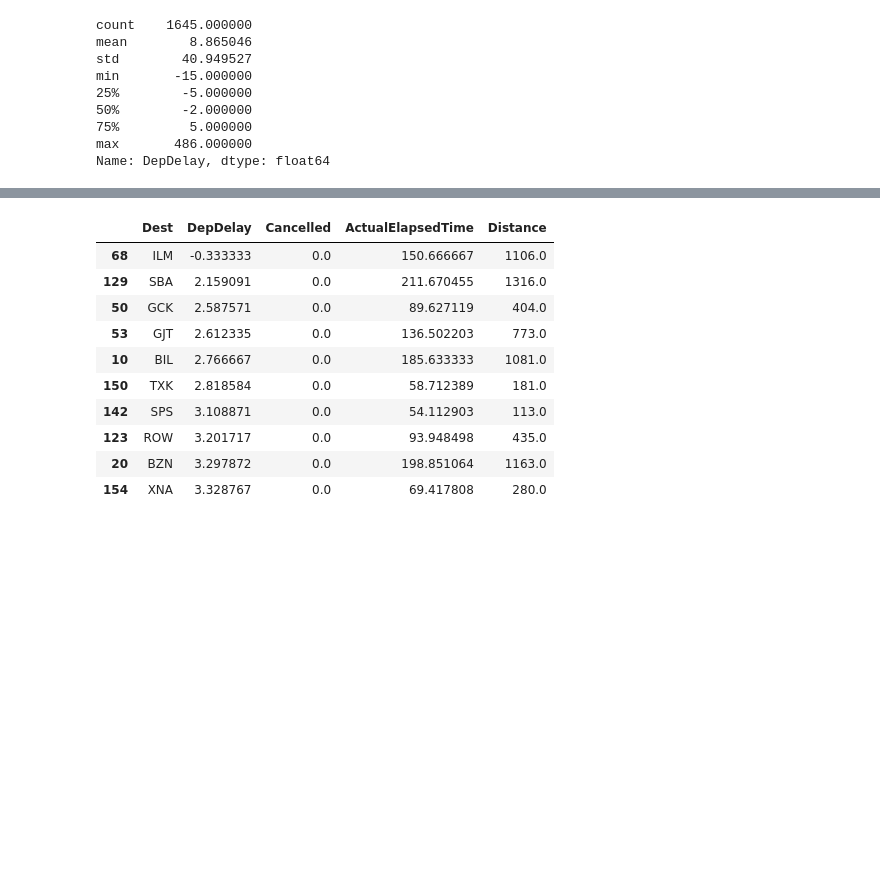
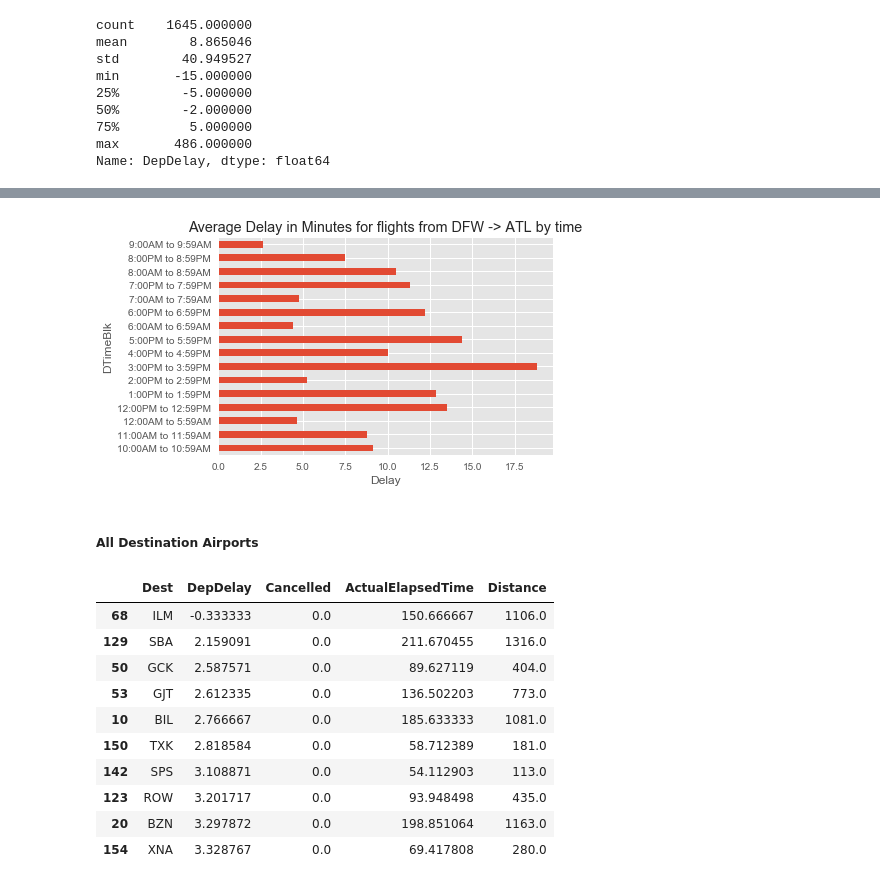
Before and after one commit to teresa201/MachineLearning, a Jupyter notebook: Lab1.ipynb, the cells around one changed output, grey strips where cells are left out. Drawn from its saved outputs; the diff is of its cells as text; code cells hidden in the pictures; blank space fills up the shorter version.

```diff
--- a/Lab1.ipynb
+++ b/Lab1.ipynb
@@ -287,0 +335,3 @@ df_dallas_atl_sorted.DepDelay.plot.kde(bw_method=0.2)
+# %%
+df_dallas_atl_time = df_dallas_atl_sorted.groupby(by=['DTimeBlk'])
+df_dallas_atl_time.DepDelay.describe().sort_values(by=['mean'],ascending=True)
@@ -288,3 +357,16 @@ df_dallas_atl_sorted.DepDelay.plot.kde(bw_method=0.2)
+# %%
+# caculate average delay for each airline
+average_delay = df_dallas_atl_time.DepDelay.mean()
+
+# show in a bar chart using builtin pandas API
+ax = average_delay.plot(kind='barh')
+plt.title('Average Delay in Minutes for flights from DFW -> ATL by time')
+plt.xlabel('Delay')
+plt.show()
+# %% [output]
+[figure, added]
+# %% [markdown]
+##### All Destination Airports
 # %%
 #dallas grouped by dest sorted by mean departure delay ascending
 df_dallas_grouped = df_dallas.groupby(by=['Dest']).mean().reset_index() #makes it back into a dataframe
```
Also changed, not shown: parts of 8 cells of this notebook.
